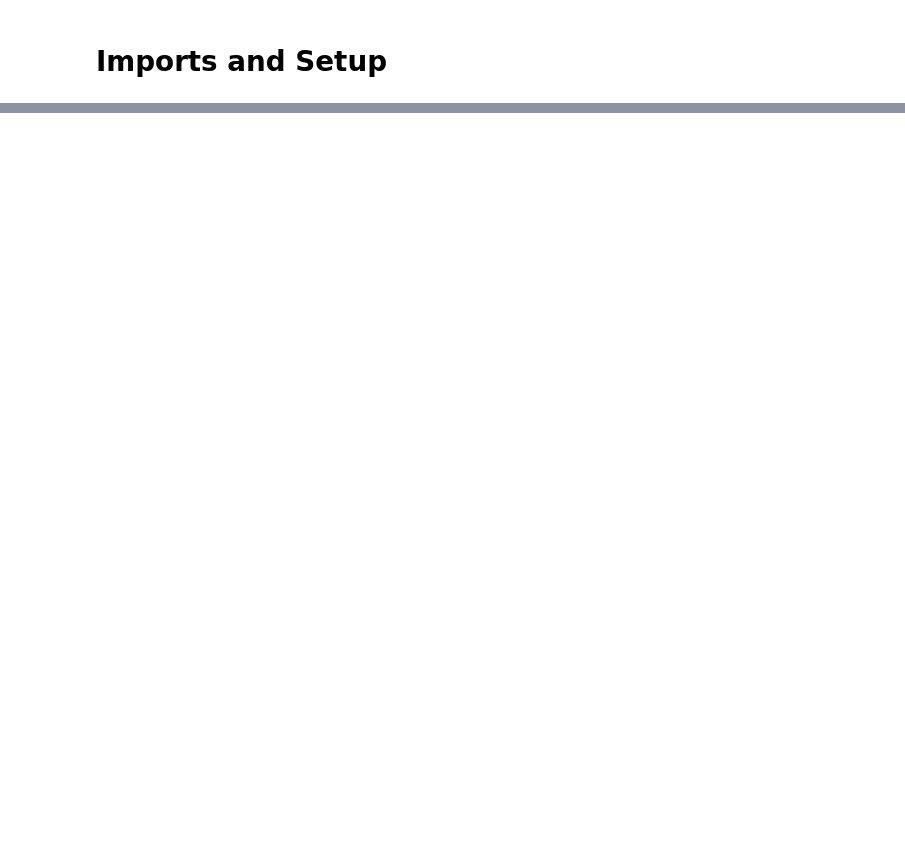
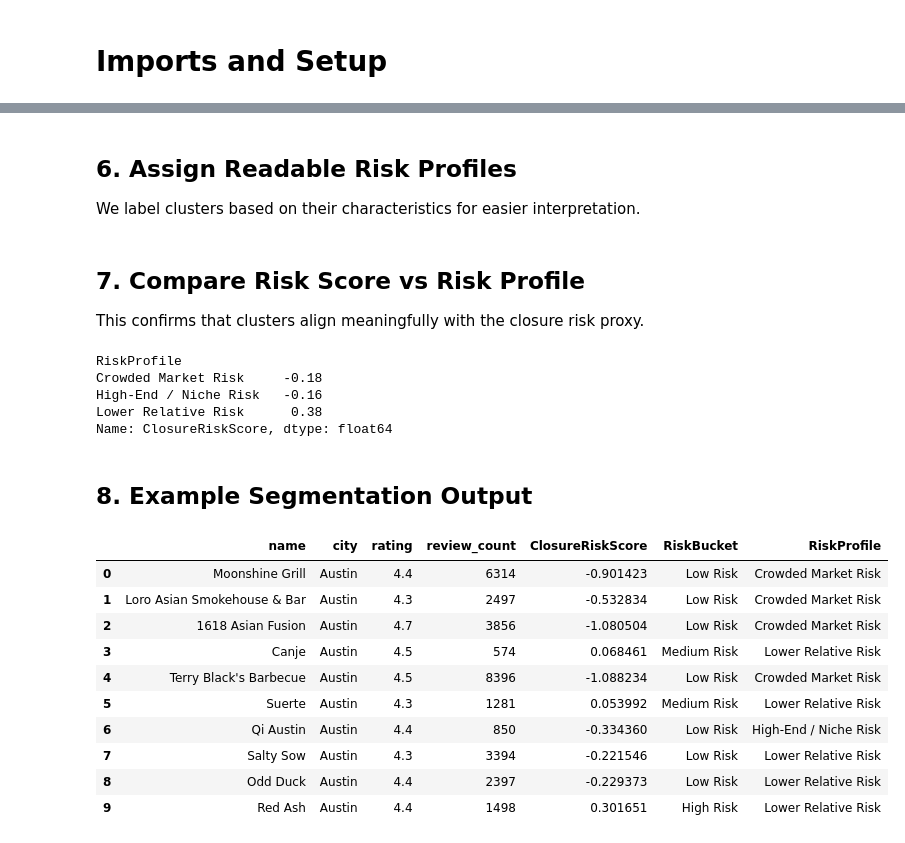
Before and after one commit to nathanho27/Yelp-BI, a Jupyter notebook: MachineLearning/ClosureRiskModel.ipynb, the cells around one changed output, grey strips where cells are left out. Drawn from its saved outputs; the diff is of its cells as text; code cells hidden in the pictures; blank space fills up the shorter version.

Commit message:
update ML readme and ClosureRiskModel.ipynb (not finished)

```diff
--- a/MachineLearning/ClosureRiskModel.ipynb
+++ b/MachineLearning/ClosureRiskModel.ipynb
@@ -40,0 +315,7 @@ df.head()
+# %%
+RiskFeatures = [
+    "ReviewCountLog",
+    "RatingRisk",
+    "PriceRisk",
+    "MarketDensity"
+]
@@ -40,0 +326,3 @@ df.head()
+# %%
+Scaler = StandardScaler()
+RiskScaled = Scaler.fit_transform(df[RiskFeatures])
@@ -40,0 +334,9 @@ df.head()
+# %%
+K = 3
+KMeansModel = KMeans(
+    n_clusters=K,
+    random_state=42,
+    n_init=10
+)
+
+df["RiskCluster"] = KMeansModel.fit_predict(RiskScaled)
@@ -40,0 +378,47 @@ df.head()
+# %% [markdown]
+## 6. Assign Readable Risk Profiles
+We label clusters based on their characteristics for easier interpretation.
+# %%
+RiskProfileMap = {
+    0: "Crowded Market Risk",
+    1: "High-End / Niche Risk",
+    2: "Lower Relative Risk"
+}
+
+df["RiskProfile"] = df["RiskCluster"].map(RiskProfileMap)
+# %% [markdown]
+## 7. Compare Risk Score vs Risk Profile
+
+This confirms that clusters align meaningfully with the closure risk proxy.
+# %%
+df.groupby("RiskProfile")["ClosureRiskScore"].mean().round(2)
+# %% [output]
+RiskProfile
+Crowded Market Risk     -0.18
+High-End / Niche Risk   -0.16
+Lower Relative Risk      0.38
+Name: ClosureRiskScore, dtype: float64
+# %% [markdown]
+## 8. Example Segmentation Output
+# %%
+df[[
+    "name",
+    "city",
+    "rating",
+    "review_count",
+    "ClosureRiskScore",
+    "RiskBucket",
+    "RiskProfile"
+]].head(10)
+# %% [output]
+|  | name | city | rating | review_count | ClosureRiskScore | RiskBucket | RiskProfile |
+| 0 | Moonshine Grill | Austin | 4.4 | 6314 | -0.901423 | Low Risk | Crowded Market Risk |
+| 1 | Loro Asian Smokehouse & Bar | Austin | 4.3 | 2497 | -0.532834 | Low Risk | Crowded Market Risk |
+| 2 | 1618 Asian Fusion | Austin | 4.7 | 3856 | -1.080504 | Low Risk | Crowded Market Risk |
+| 3 | Canje | Austin | 4.5 | 574 | 0.068461 | Medium Risk | Lower Relative Risk |
+| 4 | Terry Black's Barbecue | Austin | 4.5 | 8396 | -1.088234 | Low Risk | Crowded Market Risk |
+| 5 | Suerte | Austin | 4.3 | 1281 | 0.053992 | Medium Risk | Lower Relative Risk |
+| 6 | Qi Austin | Austin | 4.4 | 850 | -0.334360 | Low Risk | High-End / Niche Risk |
+| 7 | Salty Sow | Austin | 4.3 | 3394 | -0.221546 | Low Risk | Lower Relative Risk |
+| 8 | Odd Duck | Austin | 4.4 | 2397 | -0.229373 | Low Risk | Lower Relative Risk |
+| 9 | Red Ash | Austin | 4.4 | 1498 | 0.301651 | High Risk | Lower Relative Risk |
```
Also changed, not shown: parts of 53 cells of this notebook, 1 other file.
